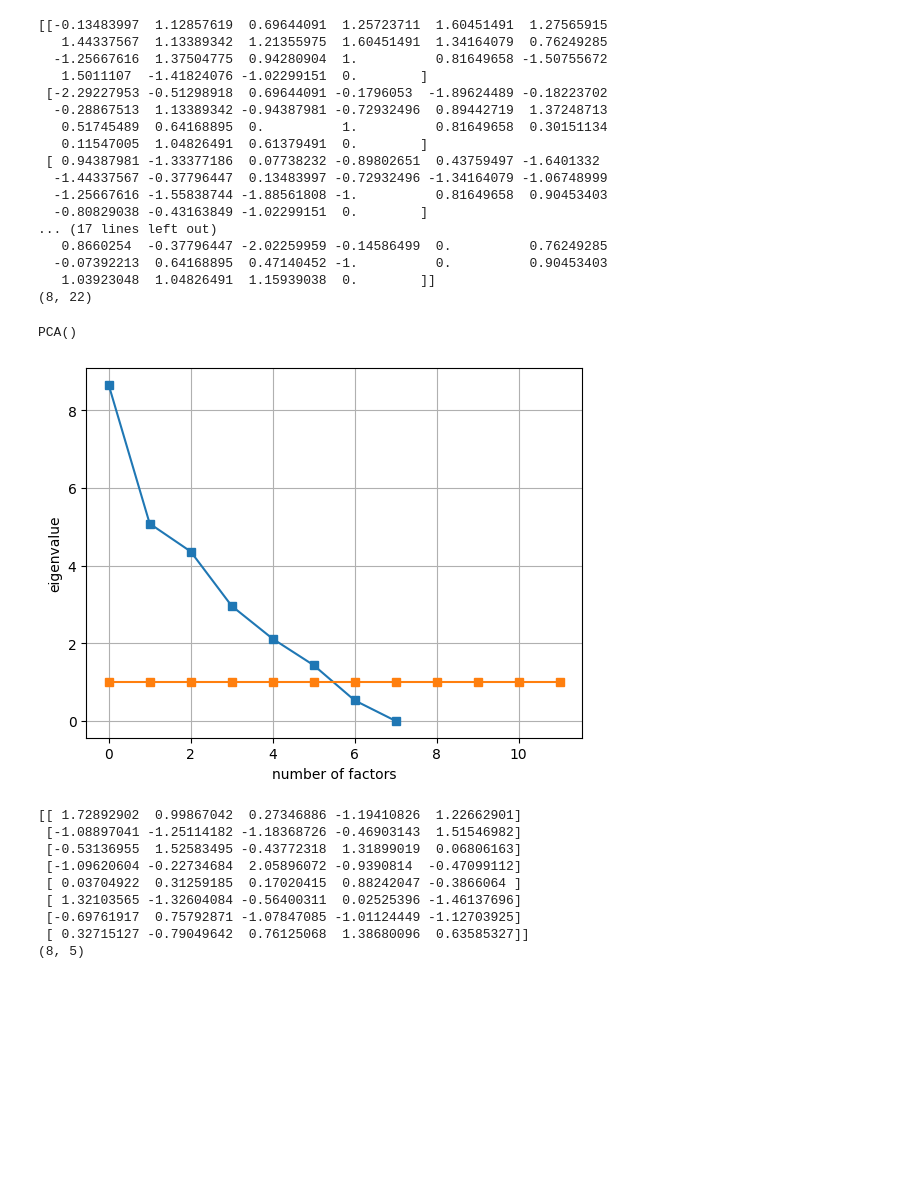
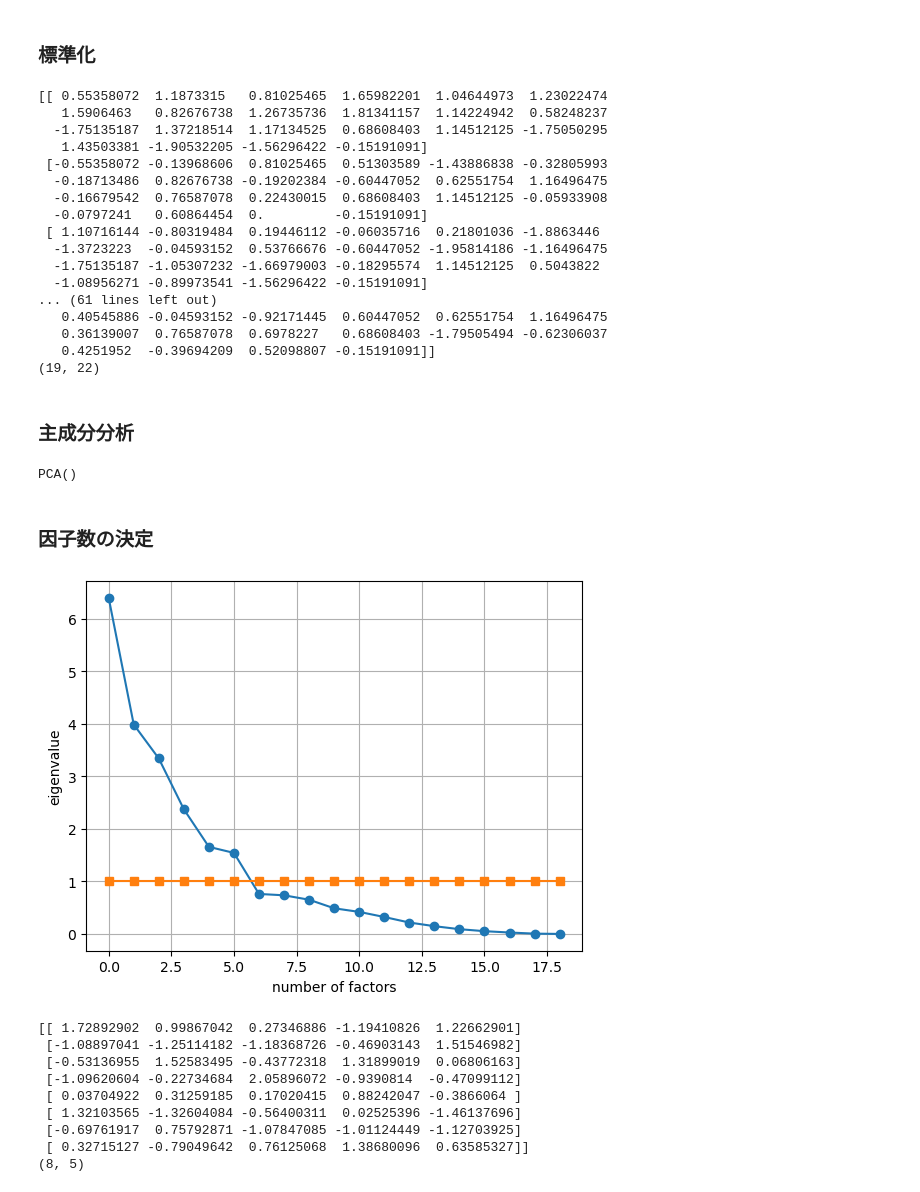
Before and after one commit to hayaponpoco/CommU_cafe, a Jupyter notebook: analysis/analysis.ipynb, the cells around one changed output. Drawn from its saved outputs; the diff is of its cells as text; code cells hidden in the pictures; blank space fills up the shorter version.

Commit message:
add: new data

```diff
--- a/analysis/analysis.ipynb
+++ b/analysis/analysis.ipynb
@@ -7,6 +9,6 @@ import matplotlib.pyplot as plt
 # %%
 original = pd.read_csv("data.csv", header=0)
 # %%
-fa_data = original.iloc[:,7:29]
-aov_data = original.iloc[:, 29:]
+fa_data = original.iloc[:, 2:24]
+aov_data = original.iloc[:, 24:]
 # %% [markdown]
@@ -49,8 +53,9 @@ fa_data.describe().apply(lambda s: s.apply(lambda x: format(x, 'g')))
 from pandas import plotting
 
 # plotting.scatter_matrix(fa_data, figsize=(22, 22), alpha=0.8)
+# %% [markdown]
+### 標準化
 # %%
-# 標準化
 from sklearn.preprocessing import StandardScaler
 
 sc = StandardScaler()
@@ -61,21 +66,23 @@ z = sc.transform(fa_data)
 print(z)
 print(z.shape)
 # %% [output]
-[[-0.13483997  1.12857619  0.69644091  1.25723711  1.60451491  1.27565915
-   1.44337567  1.13389342  1.21355975  1.60451491  1.34164079  0.76249285
-  -1.25667616  1.37504775  0.94280904  1.          0.81649658 -1.50755672
-   1.5011107  -1.41824076 -1.02299151  0.        ]
- [-2.29227953 -0.51298918  0.69644091 -0.1796053  -1.89624489 -0.18223702
-  -0.28867513  1.13389342 -0.94387981 -0.72932496  0.89442719  1.37248713
-   0.51745489  0.64168895  0.          1.          0.81649658  0.30151134
-   0.11547005  1.04826491  0.61379491  0.        ]
- [ 0.94387981 -1.33377186  0.07738232 -0.89802651  0.43759497 -1.6401332
-  -1.44337567 -0.37796447  0.13483997 -0.72932496 -1.34164079 -1.06748999
-  -1.25667616 -1.55838744 -1.88561808 -1.          0.81649658  0.90453403
-  -0.80829038 -0.43163849 -1.02299151  0.        ]
-... (17 lines left out)
-   0.8660254  -0.37796447 -2.02259959 -0.14586499  0.          0.76249285
-  -0.07392213  0.64168895  0.47140452 -1.          0.          0.90453403
-   1.03923048  1.04826491  1.15939038  0.        ]]
-(8, 22)
+[[ 0.55358072  1.1873315   0.81025465  1.65982201  1.04644973  1.23022474
+   1.5906463   0.82676738  1.26735736  1.81341157  1.14224942  0.58248237
+  -1.75135187  1.37218514  1.17134525  0.68608403  1.14512125 -1.75050295
+   1.43503381 -1.90532205 -1.56296422 -0.15191091]
+ [-0.55358072 -0.13968606  0.81025465  0.51303589 -1.43886838 -0.32805993
+  -0.18713486  0.82676738 -0.19202384 -0.60447052  0.62551754  1.16496475
+  -0.16679542  0.76587078  0.22430015  0.68608403  1.14512125 -0.05933908
+  -0.0797241   0.60864454  0.         -0.15191091]
+ [ 1.10716144 -0.80319484  0.19446112 -0.06035716  0.21801036 -1.8863446
+  -1.3723223  -0.04593152  0.53766676 -0.60447052 -1.95814186 -1.16496475
+  -1.75135187 -1.05307232 -1.66979003 -0.18295574  1.14512125  0.5043822
+  -1.08956271 -0.89973541 -1.56296422 -0.15191091]
+... (61 lines left out)
+   0.40545886 -0.04593152 -0.92171445  0.60447052  0.62551754  1.16496475
+   0.36139007  0.76587078  0.6978227   0.68608403 -1.79505494 -0.62306037
+   0.4251952  -0.39694209  0.52098807 -0.15191091]]
+(19, 22)
+# %% [markdown]
+### 主成分分析
 # %%
@@ -86,22 +92,23 @@ pca = PCA()
 pca.fit(z)
 # %% [output]
 PCA()
+# %% [markdown]
+### 因子数の決定
 # %%
-# 因子数の決定
 ev = pca.explained_variance_
 
-ev_1 = np.ones(12)
+ev_1 = np.ones(19)
 
-plt.plot(ev, 's-')
+plt.plot(ev, 'o-')
 plt.plot(ev_1, 's-')
 
 plt.xlabel("number of factors")
 plt.ylabel("eigenvalue")
 
 plt.grid()
 plt.show()
 # %% [output]
-[figure, old version]
+[figure, new version]
 # %%
 from sklearn.decomposition import FactorAnalysis as FA
 
```
Also changed, not shown: parts of 14 cells of this notebook, 2 other files.
